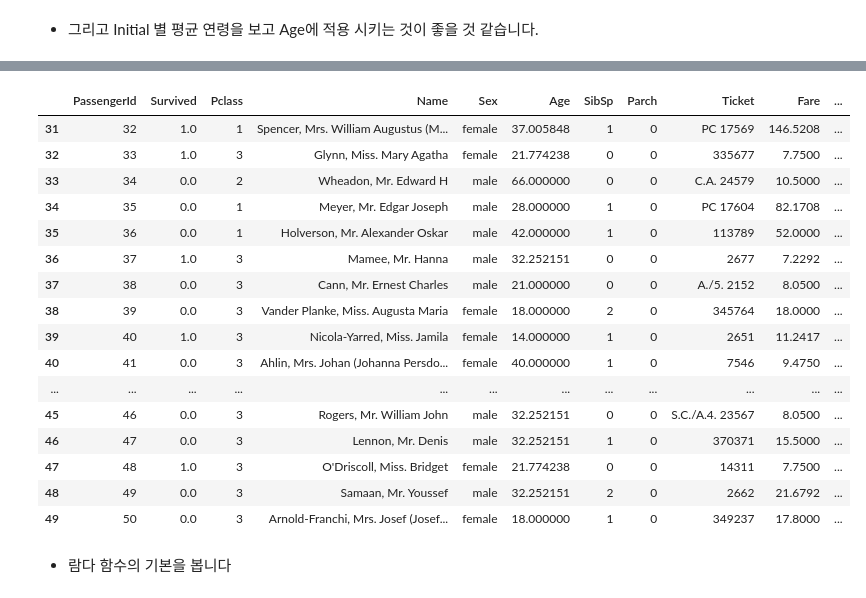
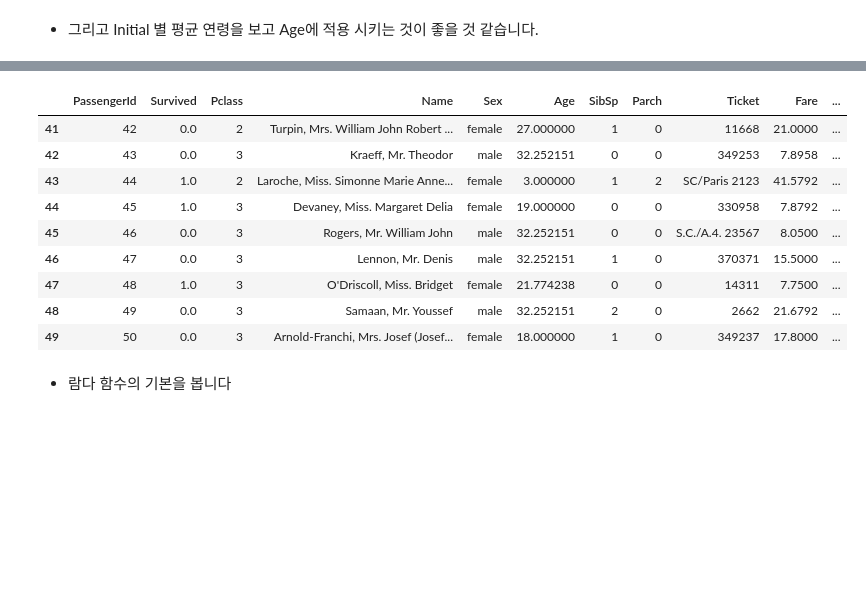
Before and after one commit to lbongsun/hello-world, a Jupyter notebook: 타이타닉_보조자료.ipynb, the cells around one changed output, grey strips where cells are left out. Cells and saved outputs as stored; diff of their text form; code cells hidden in the pictures; blank space fills up the shorter version.

```diff
--- a/타이타닉_보조자료.ipynb
+++ b/타이타닉_보조자료.ipynb
@@ -830,0 +535,3 @@ Miss나 Mr등은 많으나 익숙하지 않은 몇 개가 보입니다.
+# %%
+temp['LastName'] = data.Name.str.extract('([A-Za-z]+)')
+temp['LastName']
@@ -1124,24 +754,17 @@ temp.groupby('Initial').agg({'Age': ['mean', 'count']}) #이니셜 별 평균
 # %%
 # 이니셜 별 평균 연령을 빈값에 넣어 봅니다.
 
 temp = temp.reset_index(drop=True)
 
 temp['Age'] = temp.groupby('Initial')['Age'].apply(lambda x: x.fillna(x.mean()))
 
-temp[31:50]
+temp[41:50]
 # %% [output]
 |  | PassengerId | Survived | Pclass | Name | Sex | Age | SibSp | Parch | Ticket | Fare | ... |
-| 31 | 32 | 1.0 | 1 | Spencer, Mrs. William Augustus (M... | female | 37.005848 | 1 | 0 | PC 17569 | 146.5208 | ... |
-| 32 | 33 | 1.0 | 3 | Glynn, Miss. Mary Agatha | female | 21.774238 | 0 | 0 | 335677 | 7.7500 | ... |
-| 33 | 34 | 0.0 | 2 | Wheadon, Mr. Edward H | male | 66.000000 | 0 | 0 | C.A. 24579 | 10.5000 | ... |
-| 34 | 35 | 0.0 | 1 | Meyer, Mr. Edgar Joseph | male | 28.000000 | 1 | 0 | PC 17604 | 82.1708 | ... |
-| 35 | 36 | 0.0 | 1 | Holverson, Mr. Alexander Oskar | male | 42.000000 | 1 | 0 | 113789 | 52.0000 | ... |
-| 36 | 37 | 1.0 | 3 | Mamee, Mr. Hanna | male | 32.252151 | 0 | 0 | 2677 | 7.2292 | ... |
-| 37 | 38 | 0.0 | 3 | Cann, Mr. Ernest Charles | male | 21.000000 | 0 | 0 | A./5. 2152 | 8.0500 | ... |
-| 38 | 39 | 0.0 | 3 | Vander Planke, Miss. Augusta Maria | female | 18.000000 | 2 | 0 | 345764 | 18.0000 | ... |
-| 39 | 40 | 1.0 | 3 | Nicola-Yarred, Miss. Jamila | female | 14.000000 | 1 | 0 | 2651 | 11.2417 | ... |
-| 40 | 41 | 0.0 | 3 | Ahlin, Mrs. Johan (Johanna Persdo... | female | 40.000000 | 1 | 0 | 7546 | 9.4750 | ... |
-| ... | ... | ... | ... | ... | ... | ... | ... | ... | ... | ... | ... |
+| 41 | 42 | 0.0 | 2 | Turpin, Mrs. William John Robert ... | female | 27.000000 | 1 | 0 | 11668 | 21.0000 | ... |
+| 42 | 43 | 0.0 | 3 | Kraeff, Mr. Theodor | male | 32.252151 | 0 | 0 | 349253 | 7.8958 | ... |
+| 43 | 44 | 1.0 | 2 | Laroche, Miss. Simonne Marie Anne... | female | 3.000000 | 1 | 2 | SC/Paris 2123 | 41.5792 | ... |
+| 44 | 45 | 1.0 | 3 | Devaney, Miss. Margaret Delia | female | 19.000000 | 0 | 0 | 330958 | 7.8792 | ... |
 | 45 | 46 | 0.0 | 3 | Rogers, Mr. William John | male | 32.252151 | 0 | 0 | S.C./A.4. 23567 | 8.0500 | ... |
 | 46 | 47 | 0.0 | 3 | Lennon, Mr. Denis | male | 32.252151 | 1 | 0 | 370371 | 15.5000 | ... |
 | 47 | 48 | 1.0 | 3 | O'Driscoll, Miss. Bridget | female | 21.774238 | 0 | 0 | 14311 | 7.7500 | ... |
```
Also changed, not shown: parts of 148 cells of this notebook.
